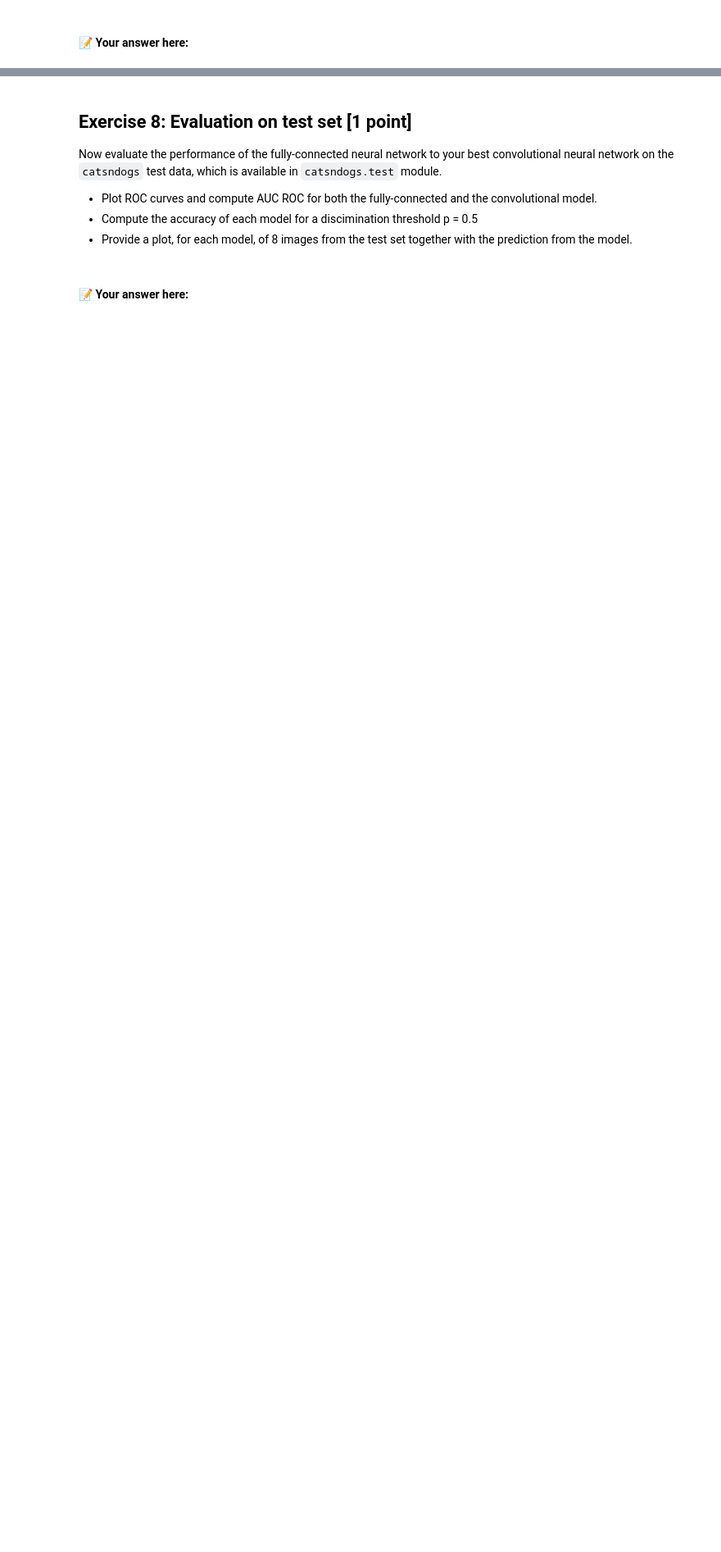
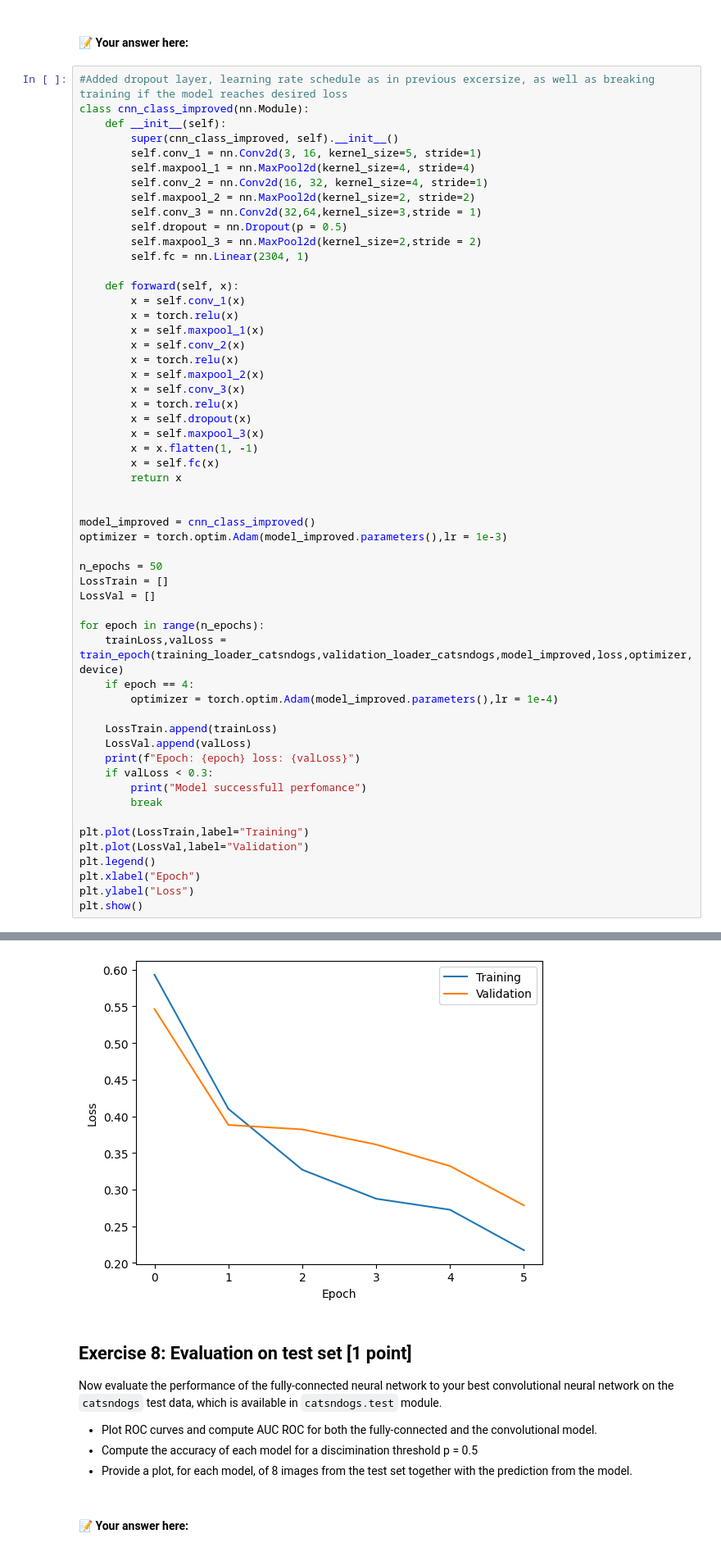
Before and after one commit to 1337Elm/TDA233, a Jupyter notebook: HW3_2024.ipynb, the cells around one changed output, grey strips where cells are left out. Shown at 82% size. Cells and saved outputs as stored; diff of their text form; blank space fills up the shorter version.

```diff
--- a/HW3_2024.ipynb
+++ b/HW3_2024.ipynb
@@ -753,3 +902,59 @@ Tune the network architecture and training routine to achieve a validation loss
 - Other regularization techniques
 # %% [markdown]
 #### 📝 Your answer here:
+# %%
+#Added dropout layer, learning rate schedule as in previous excersize, as well as breaking training if the model reaches desired loss
+class cnn_class_improved(nn.Module):
+    def __init__(self):
+        super(cnn_class_improved, self).__init__()
+        self.conv_1 = nn.Conv2d(3, 16, kernel_size=5, stride=1)
+        self.maxpool_1 = nn.MaxPool2d(kernel_size=4, stride=4)
+        self.conv_2 = nn.Conv2d(16, 32, kernel_size=4, stride=1)
+        self.maxpool_2 = nn.MaxPool2d(kernel_size=2, stride=2)
+        self.conv_3 = nn.Conv2d(32,64,kernel_size=3,stride = 1)
+        self.dropout = nn.Dropout(p = 0.5)
+        self.maxpool_3 = nn.MaxPool2d(kernel_size=2,stride = 2)
+        self.fc = nn.Linear(2304, 1)
+
+    def forward(self, x):
+        x = self.conv_1(x)
+        x = torch.relu(x)
+        x = self.maxpool_1(x)
+        x = self.conv_2(x)
+        x = torch.relu(x)
+        x = self.maxpool_2(x)
+        x = self.conv_3(x)
+        x = torch.relu(x)
+        x = self.dropout(x)
+        x = self.maxpool_3(x)
+        x = x.flatten(1, -1)
+        x = self.fc(x)
+        return x
+
+
+model_improved = cnn_class_improved()
+optimizer = torch.optim.Adam(model_improved.parameters(),lr = 1e-3)
+
+n_epochs = 50
+LossTrain = []
+LossVal = []
+
+for epoch in range(n_epochs):
+    trainLoss,valLoss = train_epoch(training_loader_catsndogs,validation_loader_catsndogs,model_improved,loss,optimizer,device)
+    if epoch == 4:
+        optimizer = torch.optim.Adam(model_improved.parameters(),lr = 1e-4)
+
+    LossTrain.append(trainLoss)
+    LossVal.append(valLoss)
+    print(f"Epoch: {epoch} loss: {valLoss}")
+    if valLoss < 0.3:
+        print("Model successfull perfomance")
+        break
+
+plt.plot(LossTrain,label="Training")
+plt.plot(LossVal,label="Validation")
+plt.legend()
+plt.xlabel("Epoch")
+plt.ylabel("Loss")
+plt.show()
+# %% [output]
@@ -756,3 +968,4 @@ Tune the network architecture and training routine to achieve a validation loss
+[figure, added]
 # %% [markdown]
 ## Exercise 8: Evaluation on test set [1 point]
 
```
Also changed, not shown: parts of 17 cells of this notebook.
